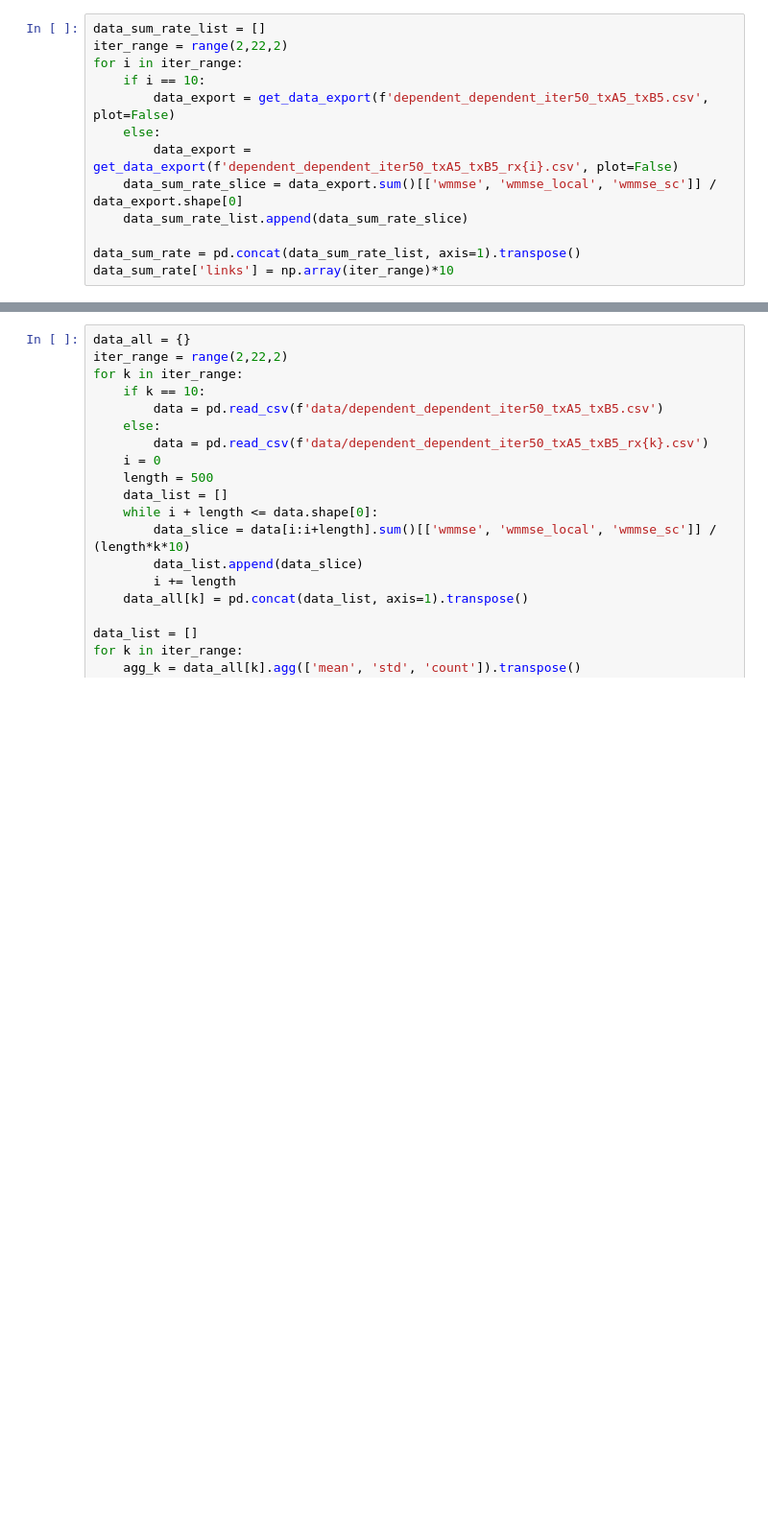
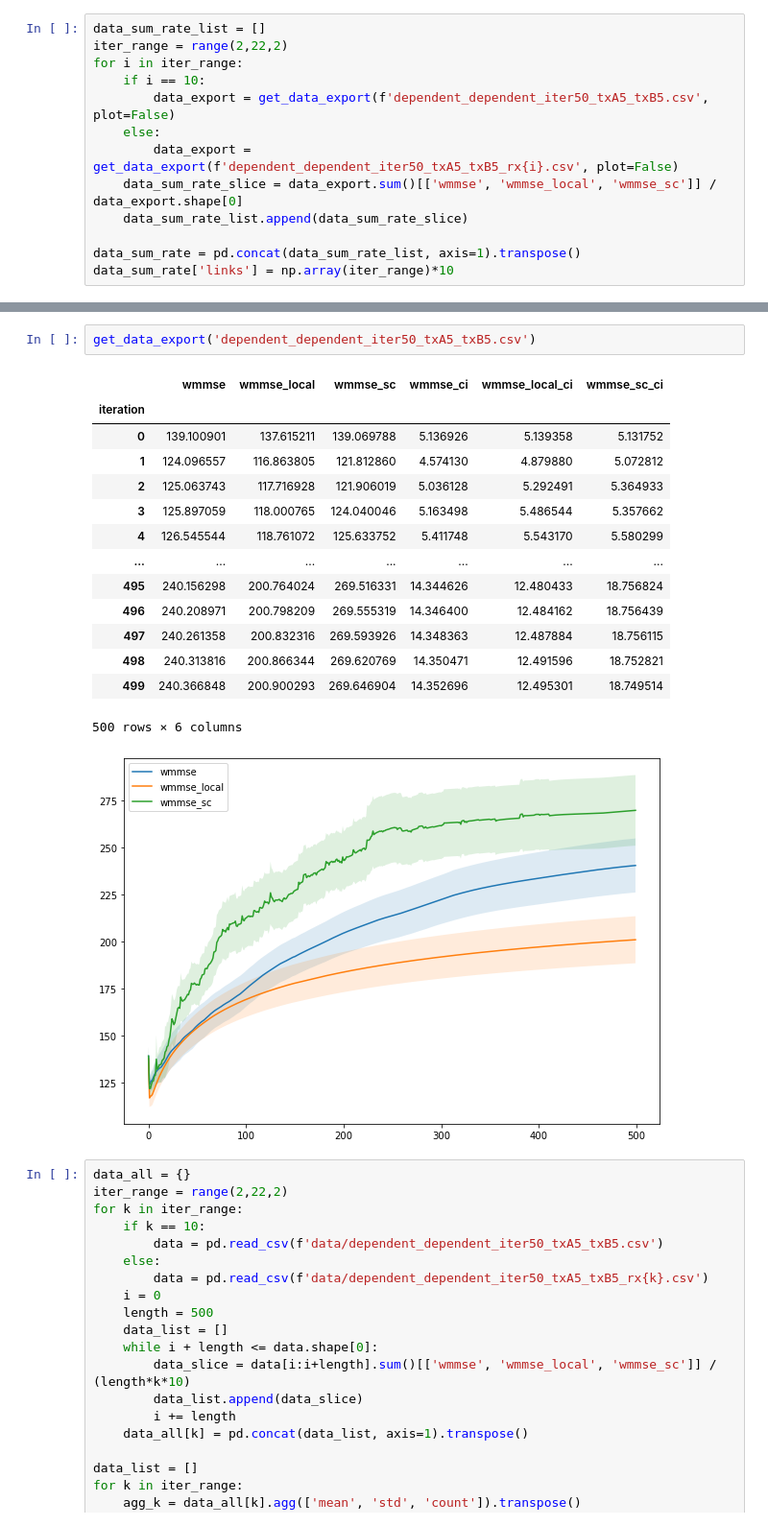
Before and after one commit to youlei202/research-weighted-sum-rate, a Jupyter notebook: export_data.ipynb, the cells around one changed output, grey strips where cells are left out. Shown at 96% size. Cells and saved outputs as stored; diff of their text form; blank space fills up the shorter version.

```diff
--- a/export_data.ipynb
+++ b/export_data.ipynb
@@ -54,3 +68,21 @@ data_sum_rate.set_index('links').plot();
+# %%
+get_data_export('dependent_dependent_iter50_txA5_txB5.csv')
+# %% [output]
+|  | wmmse | wmmse_local | wmmse_sc | wmmse_ci | wmmse_local_ci | wmmse_sc_ci |
+| iteration |  |  |  |  |  |  |
+| 0 | 139.100901 | 137.615211 | 139.069788 | 5.136926 | 5.139358 | 5.131752 |
+| 1 | 124.096557 | 116.863805 | 121.812860 | 4.574130 | 4.879880 | 5.072812 |
+| 2 | 125.063743 | 117.716928 | 121.906019 | 5.036128 | 5.292491 | 5.364933 |
+| 3 | 125.897059 | 118.000765 | 124.040046 | 5.163498 | 5.486544 | 5.357662 |
+| 4 | 126.545544 | 118.761072 | 125.633752 | 5.411748 | 5.543170 | 5.580299 |
+| ... | ... | ... | ... | ... | ... | ... |
+| 495 | 240.156298 | 200.764024 | 269.516331 | 14.344626 | 12.480433 | 18.756824 |
+| 496 | 240.208971 | 200.798209 | 269.555319 | 14.346400 | 12.484162 | 18.756439 |
+| 497 | 240.261358 | 200.832316 | 269.593926 | 14.348363 | 12.487884 | 18.756115 |
+| 498 | 240.313816 | 200.866344 | 269.620769 | 14.350471 | 12.491596 | 18.752821 |
+| 499 | 240.366848 | 200.900293 | 269.646904 | 14.352696 | 12.495301 | 18.749514 |
+500 rows × 6 columns
+[figure, added]
 # %%
 data_all = {}
 iter_range = range(2,22,2)
```
Also changed, not shown: parts of 2 cells of this notebook, 5 other files.
